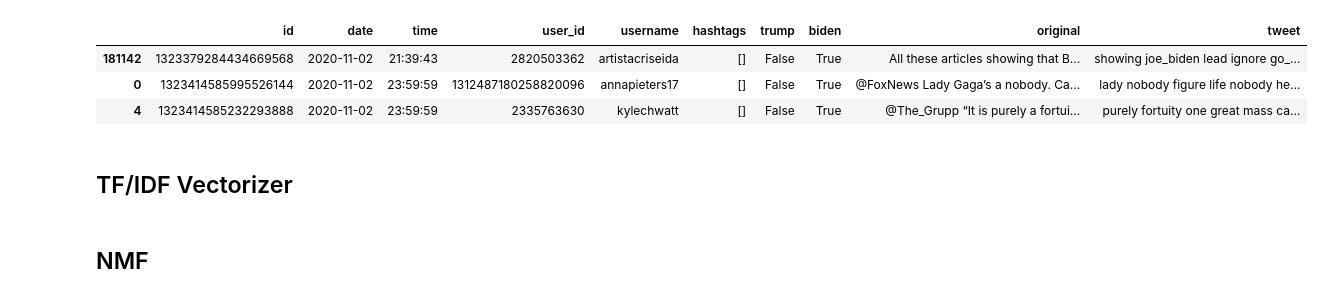
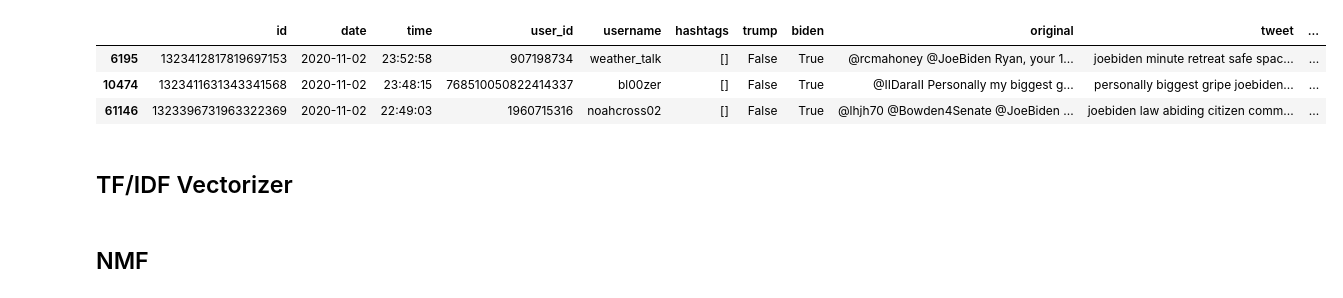
Before and after one commit to edubu2/metis-project4, a Jupyter notebook: code/topic_modeling.ipynb, the cells around one changed output. Saved outputs shown, nothing was run; the diff lists cells and outputs as text; code cells hidden in the pictures.

```diff
--- a/code/topic_modeling.ipynb
+++ b/code/topic_modeling.ipynb
@@ -19,13 +20,13 @@ pd.set_option('display.max_rows', 10)
 pd.set_option('display.max_columns', 40)
 pd.set_option('display.max_colwidth', None)
 # %%
-data = pd.read_pickle("pickle/N2TK_TEMP.pick")
+data = pd.read_pickle("pickle/n2_tokenized_eff.pick")
-# %%
-data.head(3)
-# %% [output]
-|  | id | date | time | user_id | username | hashtags | trump | biden | original | tweet |
-| 181142 | 1323379284434669568 | 2020-11-02 | 21:39:43 | 2820503362 | artistacriseida | [] | False | True | All these articles showing that B... | showing joe_biden lead ignore go_... |
-| 0 | 1323414585995526144 | 2020-11-02 | 23:59:59 | 1312487180258820096 | annapieters17 | [] | False | True | @FoxNews Lady Gaga’s a nobody. Ca... | lady nobody figure life nobody he... |
-| 4 | 1323414585232293888 | 2020-11-02 | 23:59:59 | 2335763630 | kylechwatt | [] | False | True | @The_Grupp “It is purely a fortui... | purely fortuity one great mass ca... |
+# %%
+data.sample(3)
+# %% [output]
+|  | id | date | time | user_id | username | hashtags | trump | biden | original | tweet | ... |
+| 6195 | 1323412817819697153 | 2020-11-02 | 23:52:58 | 907198734 | weather_talk | [] | False | True | @rcmahoney @JoeBiden Ryan, your 1... | joebiden minute retreat safe spac... | ... |
+| 10474 | 1323411631343341568 | 2020-11-02 | 23:48:15 | 768510050822414337 | bl00zer | [] | False | True | @IIDaraII Personally my biggest g... | personally biggest gripe joebiden... | ... |
+| 61146 | 1323396731963322369 | 2020-11-02 | 22:49:03 | 1960715316 | noahcross02 | [] | False | True | @lhjh70 @Bowden4Senate @JoeBiden ... | joebiden law abiding citizen comm... | ... |
 # %% [markdown]
 ## TF/IDF Vectorizer
```
Also changed, not shown: parts of 10 cells of this notebook, 2 other files.
